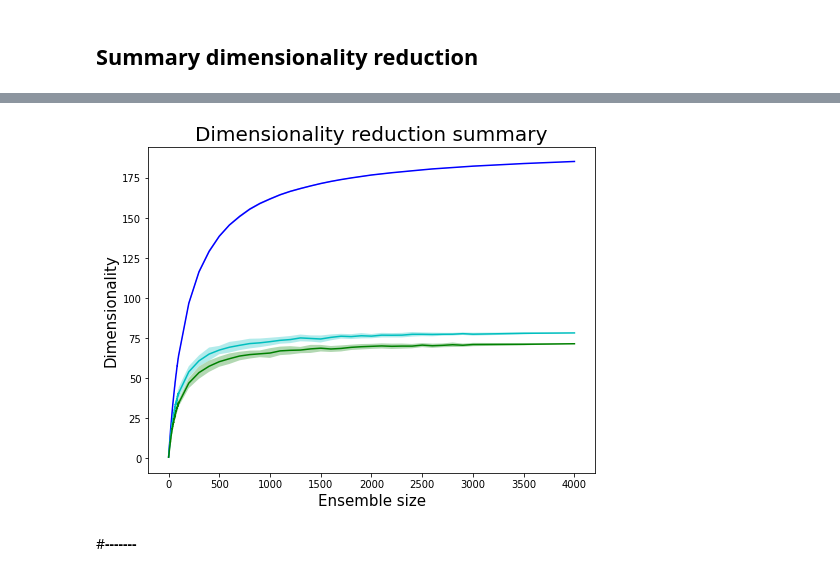
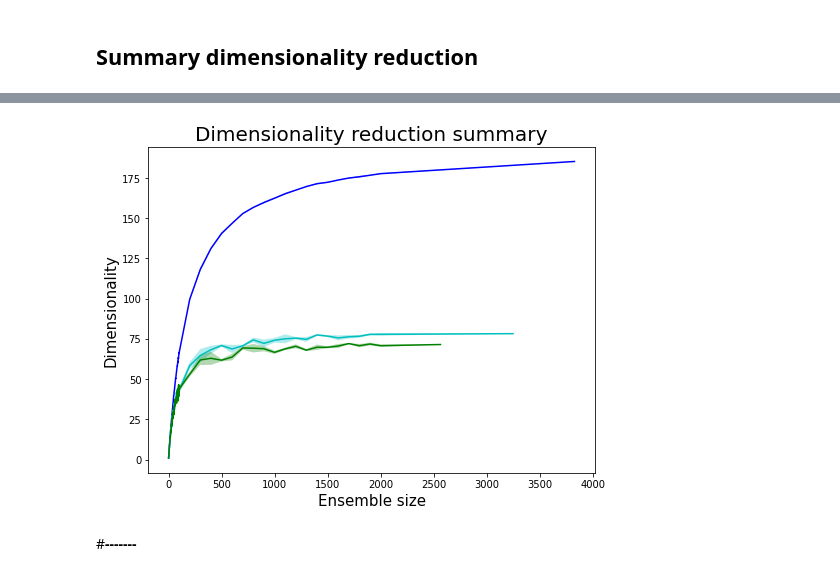
Before and after one commit to LeyloJohnny/Computational-Neuroscience, a Jupyter notebook: Dimensionality_reduction.ipynb, the cells around one changed output, grey strips where cells are left out. Drawn from its saved outputs; the diff is of its cells as text; code cells hidden in the pictures.

Commit message:
Everything adjusted to new number of neurons in dataframes

```diff
--- a/Dimensionality_reduction.ipynb
+++ b/Dimensionality_reduction.ipynb
@@ -575,16 +575,22 @@ Model 2 has 72 dimensions based on dimensionality measure used by Mazzucato et a
 #initiate pca
 pca = PCA()
 
+all_steps = []
+
 #every possible sample size from 1 to 99 (small steps, every sample)
 small_steps = np.linspace(1, 99, 99)
-#define middle steps from 100 to 3000 (every 100)
-middle_steps = np.linspace(100, 3000, 30)
-#define big steps from 3500 to 4000 (every 500)
-big_steps = np.linspace(3500, 4000, 2)
+#define big steps from 100 to 2000 (every 200)
+big_steps = np.linspace(100, 2000, 20)
 
-#concatenate all the sample sizes to one list
-all_steps = np.concatenate((small_steps, middle_steps, big_steps))
-ensemble_size = all_steps.shape[0]
+steps = np.concatenate((small_steps, big_steps))
+
+for model in range(len(models)):
+  #get the last possible sample number
+  last_step = np.array(models_data[model].shape[1])
+  #concatenate all the sample sizes to one list
+  all_steps.append(np.append(steps, last_step))
+
+ensemble_size = all_steps[0].shape[0]
 
 #define how many repeats you want to have for your random sampling
 repeats = 3
@@ -605,7 +611,7 @@ for model in range(len(models)):
     #for every repeat
     for repeat in range(repeats):
       #get a random sample of neurons of the current sample size
-      repeat_sample = models_data[model].sample(int(all_steps[sample]), axis = 'columns')
+      repeat_sample = models_data[model].sample(int(all_steps[model][sample]), axis = 'columns')
 
       #standardize data: transform the data onto unit scale (mean = 0 and variance = 1)
       standardized = StandardScaler().fit_transform(repeat_sample)
@@ -694,35 +689,35 @@ for model in range(len(models)):
 # %%
 from operator import add
 from operator import sub
 
 #define figure fig with a certain size
 fig = plt.figure(figsize = (8,6))
 #define axis, two axis, index position = 1
 ax = fig.add_subplot(1,1,1)
 #set labels and title of figure
 ax.set_xlabel('Ensemble size', fontsize = 15)
 ax.set_ylabel('Dimensionality', fontsize = 15)
 ax.set_title('Dimensionality reduction summary', fontsize = 20)
 
 #define colors for different models
 colors = ['b', 'c', 'g']
 
 #for tuple of target and color: (target, color)
 for model in range(len(models)):
   #get lists of all means and standard deviations
   all_means = [x[0] for x in all_dimensionality[model]]
   all_std = [x[1] for x in all_dimensionality[model]]
 
   #calculate positive and negative error
   pos_err = list(map(add, all_means, all_std))
   neg_err = list(map(sub, all_means, all_std))
 
   #plot the data
-  ax.plot(all_steps, all_means, color = colors[model])
+  ax.plot(all_steps[model], all_means, color = colors[model])
   #fill area of positive and negative errors
-  ax.fill_between(all_steps, pos_err, neg_err, facecolor = colors[model], alpha=0.3)
+  ax.fill_between(all_steps[model], pos_err, neg_err, facecolor = colors[model], alpha=0.3)
 # %% [output]
-[figure, old version]
+[figure, new version]
 # %% [markdown]
 #**-------**
 # %% [markdown]
```
Also changed, not shown: parts of 2 cells of this notebook.
